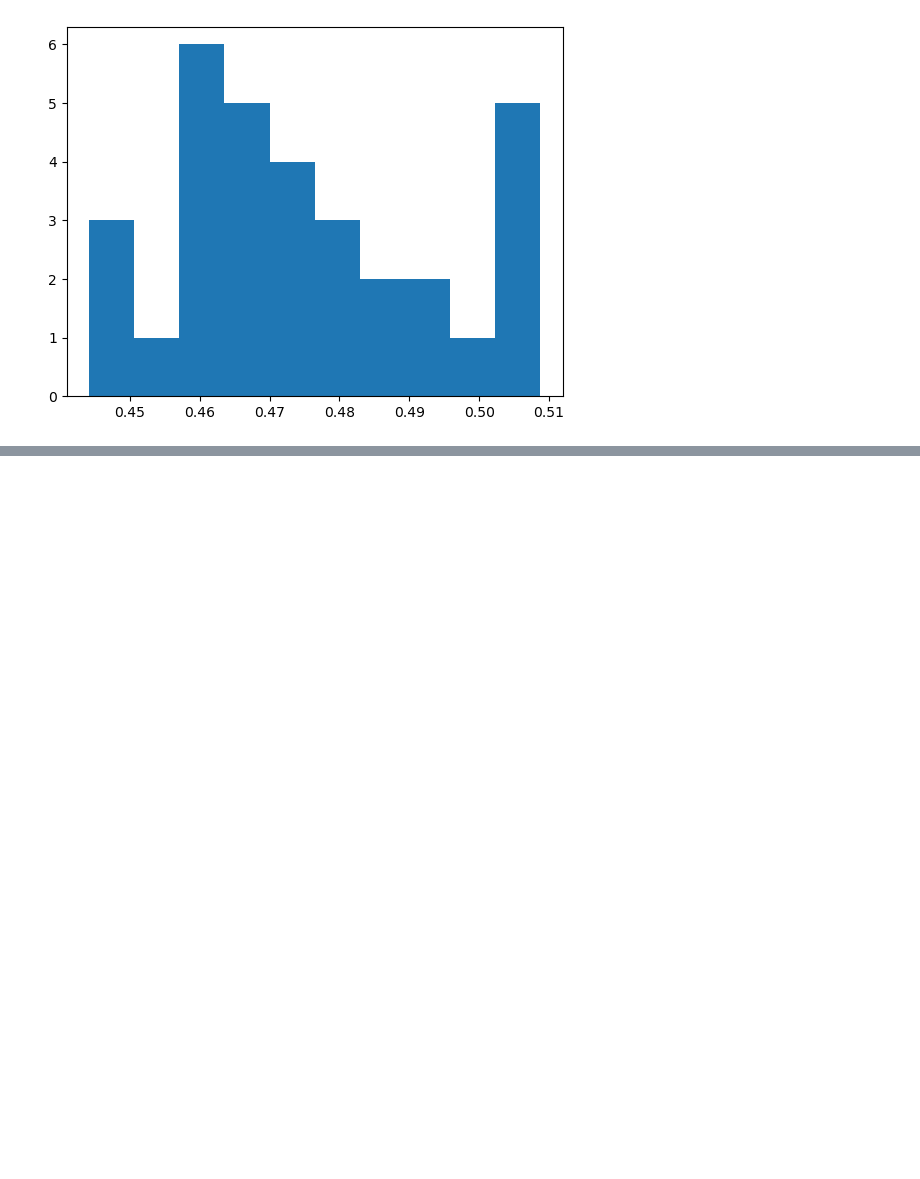
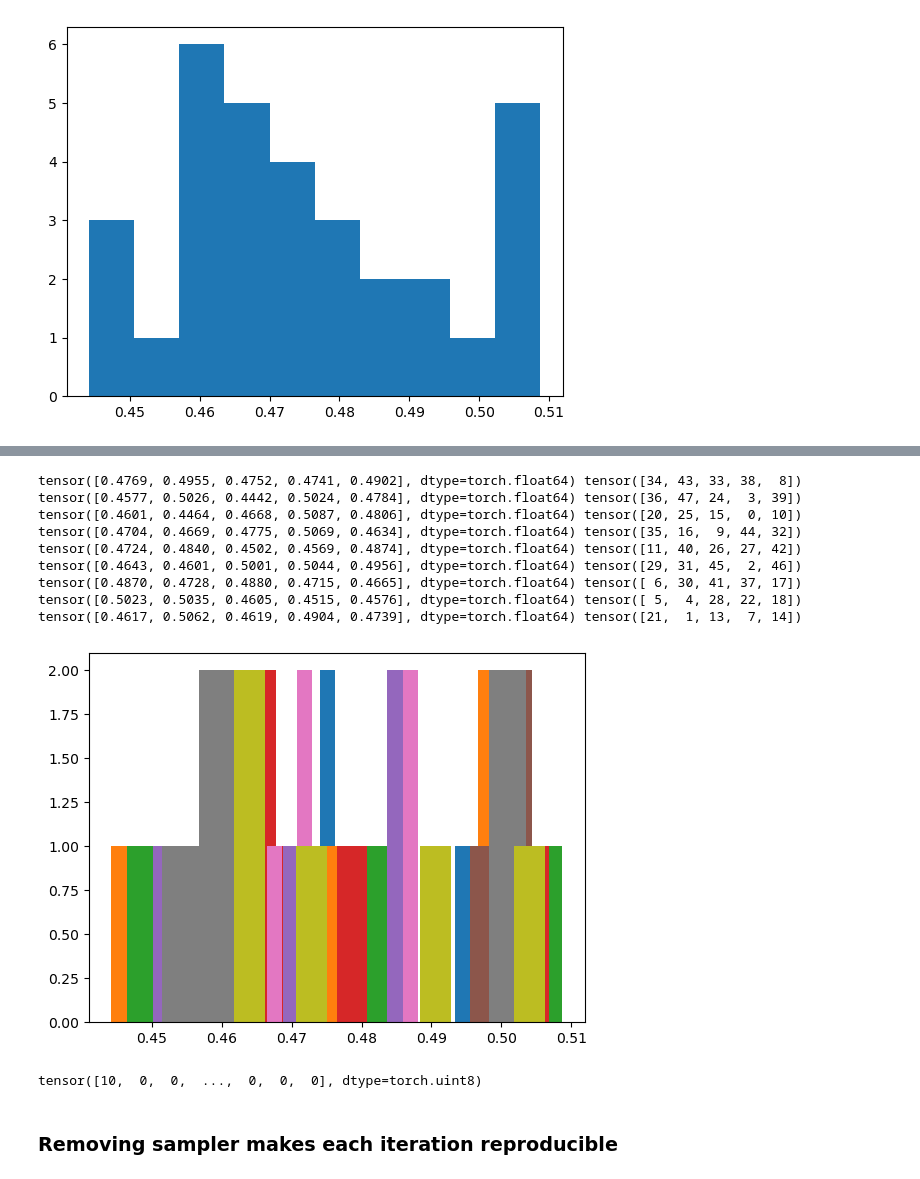
Before and after one commit to mariajmolina/s2sml, a Jupyter notebook: notebooks/DataLoaderRandTests.ipynb, the cells around one changed output, grey strips where cells are left out. Drawn from its saved outputs; the diff is of its cells as text; code cells hidden in the pictures; blank space fills up the shorter version.

```diff
--- a/notebooks/DataLoaderRandTests.ipynb
+++ b/notebooks/DataLoaderRandTests.ipynb
@@ -598,0 +713,23 @@ tensor([0.4502, 0.4569, 0.4619, 0.4904, 0.4617, 0.4784, 0.4643, 0.4601, 0.4769,
+# %%
+for i,data in enumerate(train_loader_817_2):
+    x = data["input"].squeeze(dim=2)[:,3,0,0] # all the batches for the last input channel and the first spatial index
+    i = data["index"]
+    print(x, i)
+    plt.hist(x)
+# %% [output]
+tensor([0.4769, 0.4955, 0.4752, 0.4741, 0.4902], dtype=torch.float64) tensor([34, 43, 33, 38,  8])
+tensor([0.4577, 0.5026, 0.4442, 0.5024, 0.4784], dtype=torch.float64) tensor([36, 47, 24,  3, 39])
+tensor([0.4601, 0.4464, 0.4668, 0.5087, 0.4806], dtype=torch.float64) tensor([20, 25, 15,  0, 10])
+tensor([0.4704, 0.4669, 0.4775, 0.5069, 0.4634], dtype=torch.float64) tensor([35, 16,  9, 44, 32])
+tensor([0.4724, 0.4840, 0.4502, 0.4569, 0.4874], dtype=torch.float64) tensor([11, 40, 26, 27, 42])
+tensor([0.4643, 0.4601, 0.5001, 0.5044, 0.4956], dtype=torch.float64) tensor([29, 31, 45,  2, 46])
+tensor([0.4870, 0.4728, 0.4880, 0.4715, 0.4665], dtype=torch.float64) tensor([ 6, 30, 41, 37, 17])
+tensor([0.5023, 0.5035, 0.4605, 0.4515, 0.4576], dtype=torch.float64) tensor([ 5,  4, 28, 22, 18])
+tensor([0.4617, 0.5062, 0.4619, 0.4904, 0.4739], dtype=torch.float64) tensor([21,  1, 13,  7, 14])
+[figure, added]
+# %%
+train_loader_817_2.sampler.generator.get_state()
+# %% [output]
+tensor([10,  0,  0,  ...,  0,  0,  0], dtype=torch.uint8)
+# %% [markdown]
+### Removing sampler makes each iteration reproducible
```
Also changed, not shown: parts of 25 cells of this notebook.
